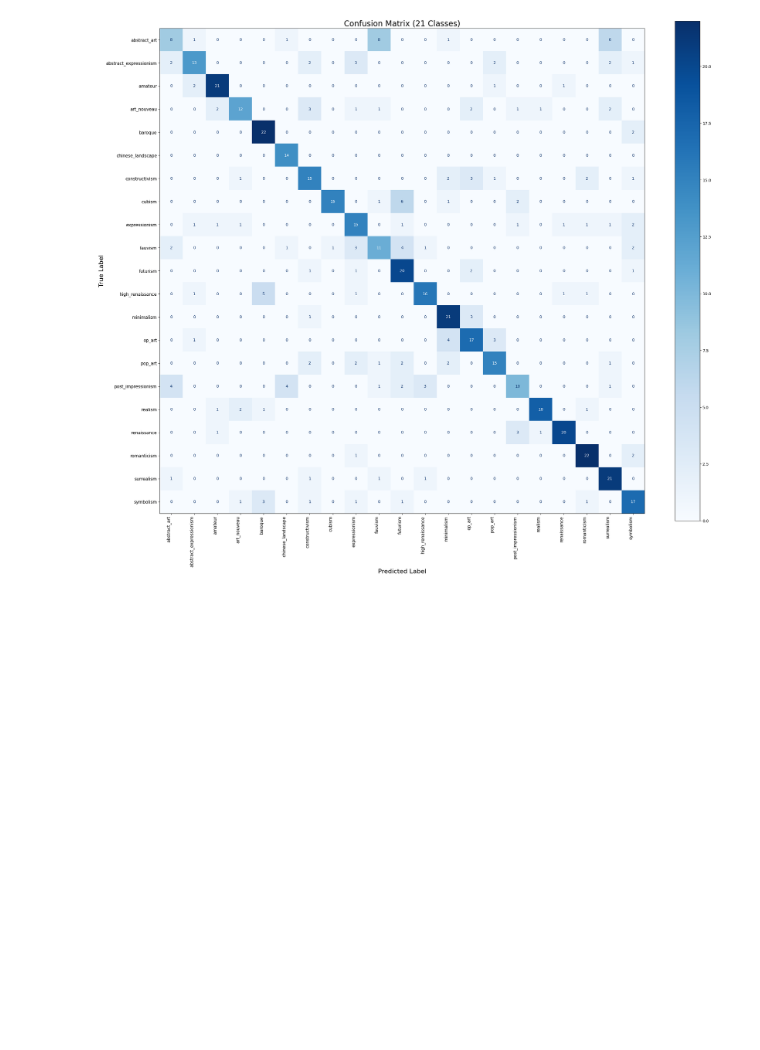
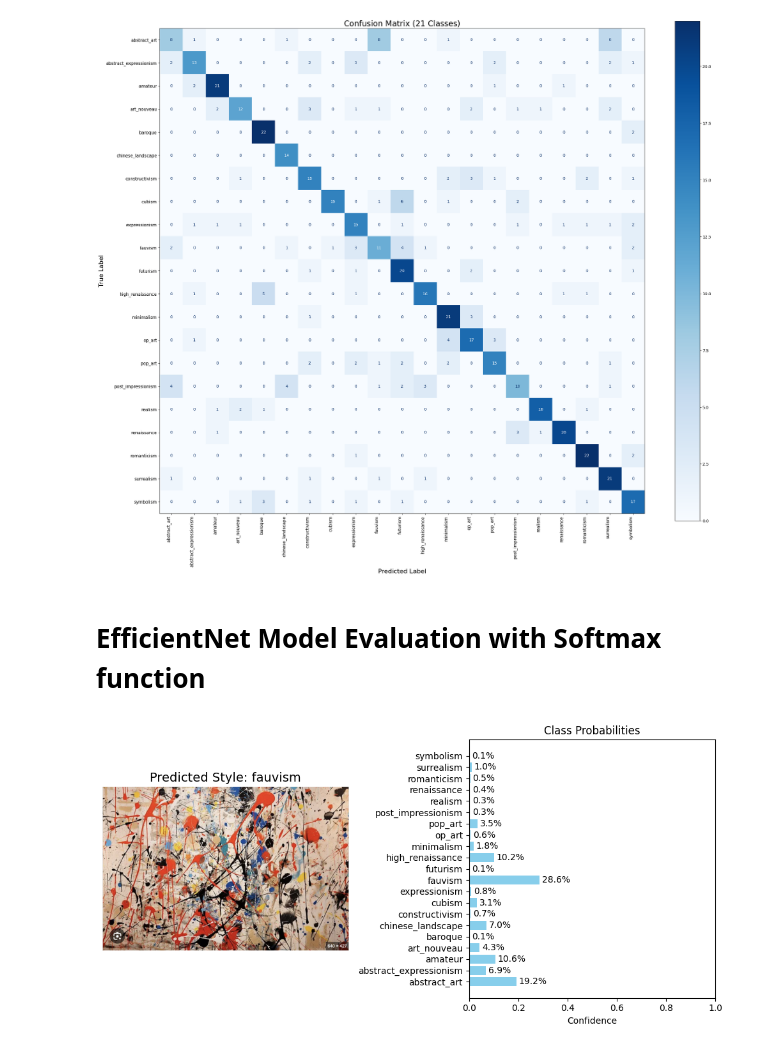
Before and after one commit to khairul-amin-cyber/MerakiNexus-V2, a Jupyter notebook: art_classification_model/subject-2/MerakiNexus_V2_Subject_2.ipynb, the cells around one changed output. Drawn from its saved outputs; the diff is of its cells as text; code cells hidden in the pictures; blank space fills up the shorter version.

Commit message:
effiencentNet model evaluation added

```diff
--- a/art_classification_model/subject-2/MerakiNexus_V2_Subject_2.ipynb
+++ b/art_classification_model/subject-2/MerakiNexus_V2_Subject_2.ipynb
@@ -454,3 +454,75 @@ accuracy                    0.671   0.671     0.671
 macro avg                   0.679   0.679     0.669
 weighted avg                0.678   0.671     0.665
 [figure]
+# %% [markdown]
+# EfficientNet Model Evaluation with Softmax function
+# %%
+scripted_model = torch.jit.load("/content/MerakiNexus-V2/art_classification_model/subject-2/artwork_classification_model_subject_2_efficientNet.pth")
+scripted_model.eval()
+
+# Set device
+device = torch.device("cuda" if torch.cuda.is_available() else "cpu")
+
+# Custom dataset
+class CustomArtworkDataset(datasets.ImageFolder):
+    def __getitem__(self, idx):
+        path, class_idx = self.samples[idx]
+        image = Image.open(path).convert("RGB")
+        if self.transform:
+            image = self.transform(image)
+        return image, class_idx
+
+# Transforms
+transform = transforms.Compose([
+    transforms.Resize((224, 224)),  # EfficientNet prefers 224x224 input for b0
+    transforms.ToTensor(),
+    transforms.Normalize(mean=[0.485, 0.456, 0.406],
+                         std=[0.229, 0.224, 0.225])
+])
+
+# Dataset paths
+dataset_path = "/content/MerakiNexus-V2/art_classification_model/dataset"
+train_data = CustomArtworkDataset(root=f"{dataset_path}/train", transform=transform)
+val_data = CustomArtworkDataset(root=f"{dataset_path}/val", transform=transform)
+test_data = CustomArtworkDataset(root=f"{dataset_path}/test", transform=transform)
+
+# --- Visualize prediction for a single image ---
+def predict_single_image(image_path, model, transform, class_names):
+    # Load and preprocess the image
+    image = Image.open(image_path).convert("RGB")
+    image_tensor = transform(image).unsqueeze(0).to(device)
+
+    # Set model to evaluation mode and make prediction
+    model.eval()
+    with torch.no_grad():
+        output = model(image_tensor)
+        predicted_class_idx = output.argmax(dim=1).item()
+        predicted_class = class_names[predicted_class_idx]
+        probabilities = torch.nn.functional.softmax(output, dim=1).cpu().numpy()[0]
+
+    # Visualization
+    plt.figure(figsize=(10, 5))
+
+    # Show the image
+    plt.subplot(1, 2, 1)
+    plt.imshow(image)
+    plt.title(f"Predicted Style: {predicted_class}", fontsize=14)
+    plt.axis("off")
+
+    # Show prediction confidence for each class
+    plt.subplot(1, 2, 2)
+    bars = plt.barh(class_names, probabilities, color='skyblue')
+    plt.xlabel("Confidence")
+    plt.title("Class Probabilities")
+    plt.xlim([0, 1])
+    for bar in bars:
+        plt.text(bar.get_width() + 0.01, bar.get_y() + bar.get_height()/2,
+                 f"{bar.get_width()*100:.1f}%", va='center')
+    plt.tight_layout()
+    plt.show()
+
+# Example usage
+test_image_path = "8.png"  # change this to your test image
+predict_single_image(test_image_path, scripted_model, transform, train_data.classes)
+# %% [output]
+[figure, added]
```
Also changed, not shown: parts of 1 cell of this notebook, 4 other files.
